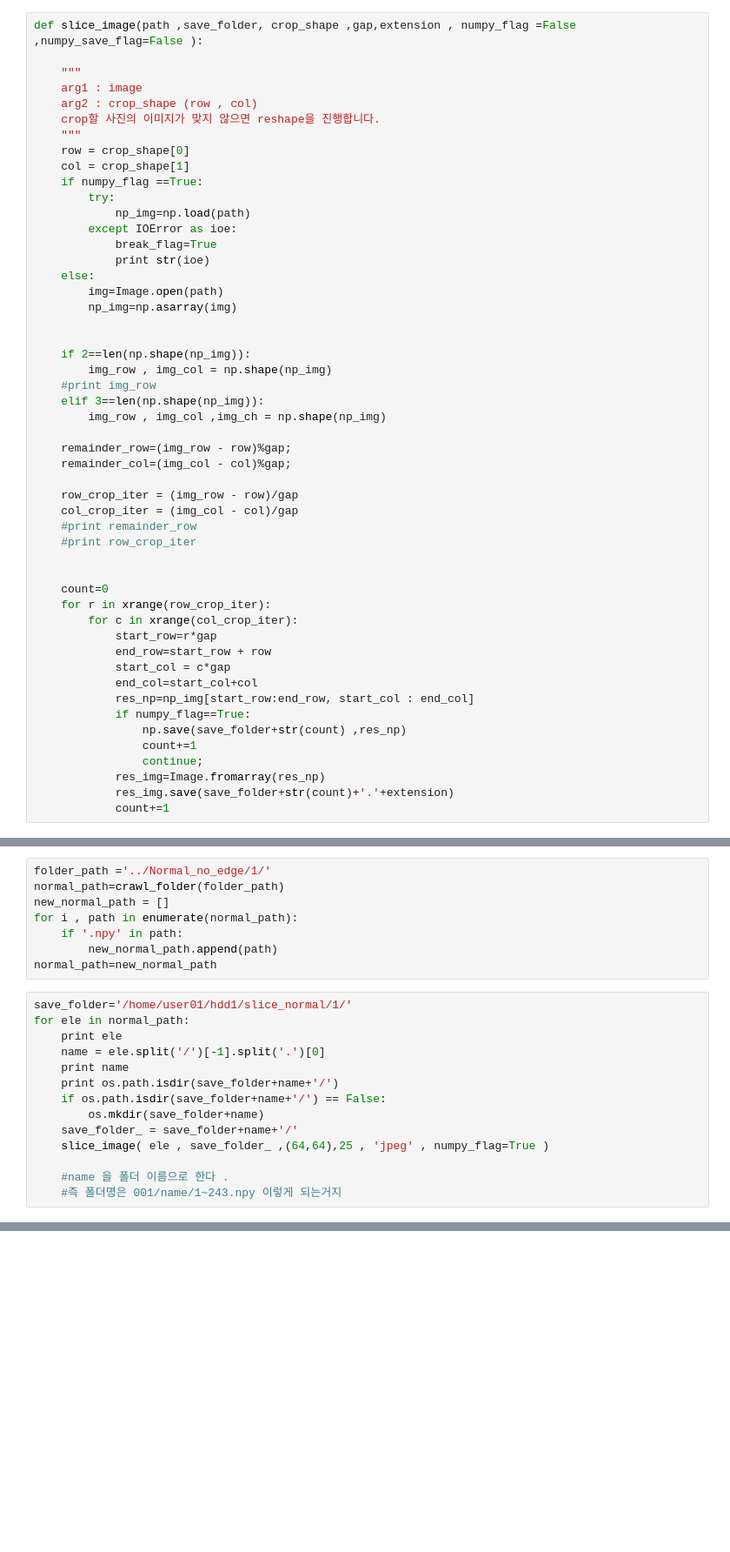
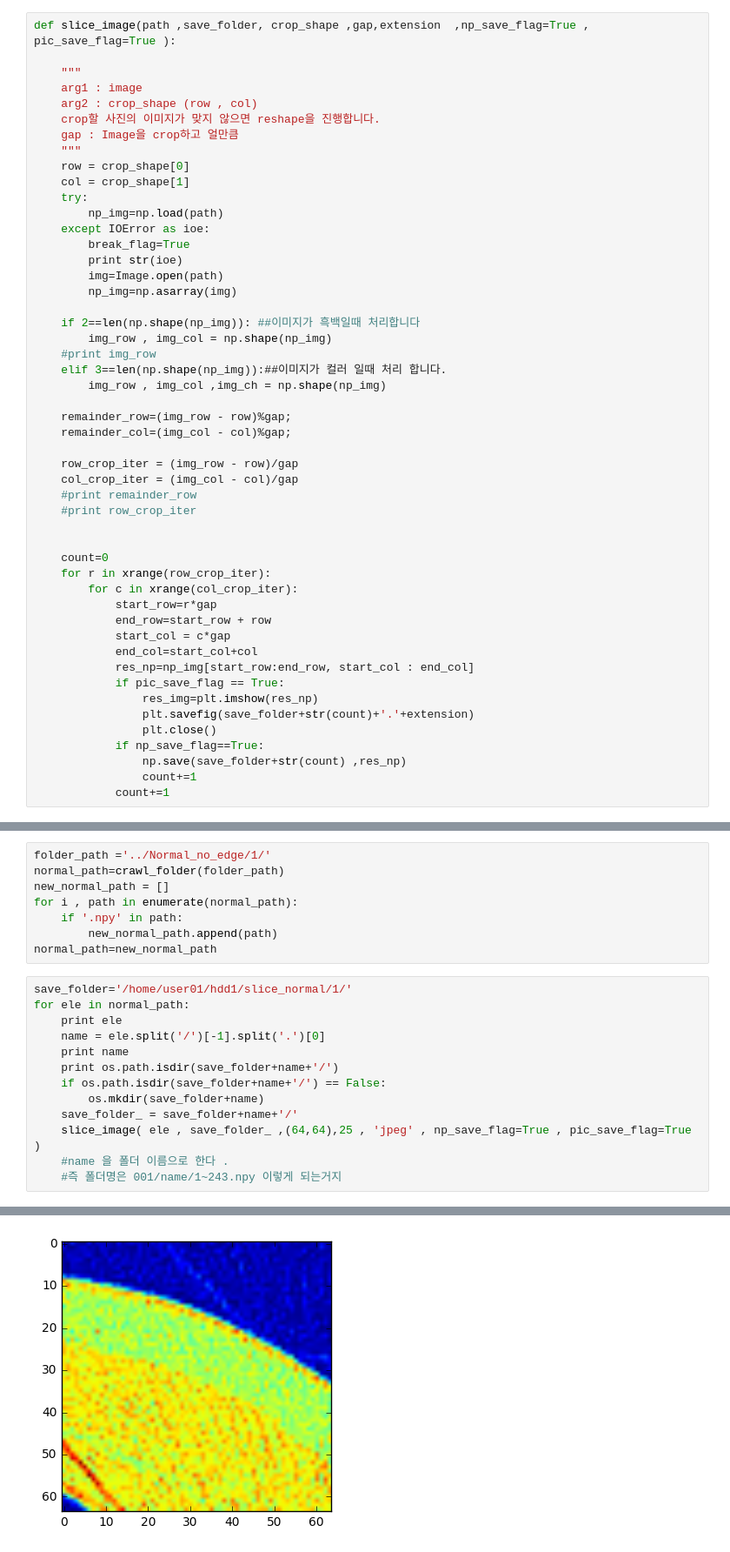
Before and after one commit to Kim-Seongjung/ASAN, a Jupyter notebook: slice_image.ipynb, the cells around one changed output, grey strips where cells are left out. Shown at 87% size. Saved outputs shown, nothing was run; the diff lists cells and outputs as text; blank space fills up the shorter version.

Commit message:
modified slice_image

```diff
--- a/slice_image.ipynb
+++ b/slice_image.ipynb
@@ -5,30 +5,28 @@ import matplotlib.pyplot as plt
 %matplotlib inline
 import os
 # %%
-def slice_image(path ,save_folder, crop_shape ,gap,extension , numpy_flag =False ,numpy_save_flag=False ):
+def slice_image(path ,save_folder, crop_shape ,gap,extension  ,np_save_flag=True , pic_save_flag=True ):
 
     """
     arg1 : image
     arg2 : crop_shape (row , col)
     crop할 사진의 이미지가 맞지 않으면 reshape을 진행합니다.
+    gap : Image을 crop하고 얼만큼
     """
     row = crop_shape[0]
     col = crop_shape[1]
-    if numpy_flag ==True:
-        try:
-            np_img=np.load(path)
-        except IOError as ioe:
-            break_flag=True
-            print str(ioe)
-    else:
+    try:
+        np_img=np.load(path)
+    except IOError as ioe:
+        break_flag=True
+        print str(ioe)
         img=Image.open(path)
         np_img=np.asarray(img)
 
-
-    if 2==len(np.shape(np_img)):
+    if 2==len(np.shape(np_img)): ##이미지가 흑백일때 처리합니다
         img_row , img_col = np.shape(np_img)
     #print img_row
-    elif 3==len(np.shape(np_img)):
+    elif 3==len(np.shape(np_img)):##이미지가 컬러 일때 처리 합니다.
         img_row , img_col ,img_ch = np.shape(np_img)
 
     remainder_row=(img_row - row)%gap;
@@ -48,12 +46,13 @@ def slice_image(path ,save_folder, crop_shape ,gap,extension , numpy_flag =False
             start_col = c*gap
             end_col=start_col+col
             res_np=np_img[start_row:end_row, start_col : end_col]
-            if numpy_flag==True:
+            if pic_save_flag == True:
+                res_img=plt.imshow(res_np)
+                plt.savefig(save_folder+str(count)+'.'+extension)
+                plt.close()
+            if np_save_flag==True:
                 np.save(save_folder+str(count) ,res_np)
                 count+=1
-                continue;
-            res_img=Image.fromarray(res_np)
-            res_img.save(save_folder+str(count)+'.'+extension)
             count+=1
 # %% [markdown]
 ###### 함수 설명: numpy_flag을 키면 numpy을 로드하고 numpy을 잘라서  svae_folder에저장합니다.
@@ -97,8 +96,7 @@ for ele in normal_path:
     if os.path.isdir(save_folder+name+'/') == False:
         os.mkdir(save_folder+name)
     save_folder_ = save_folder+name+'/'
-    slice_image( ele , save_folder_ ,(64,64),25 , 'jpeg' , numpy_flag=True )
-
+    slice_image( ele , save_folder_ ,(64,64),25 , 'jpeg' , np_save_flag=True , pic_save_flag=True )
     #name 을 폴더 이름으로 한다 .
     #즉 폴더명은 001/name/1~243.npy 이렇게 되는거지
 # %% [output]
@@ -121,0 +121 @@ False
+[figure, added]
```
Also changed, not shown: parts of 25 cells of this notebook.
